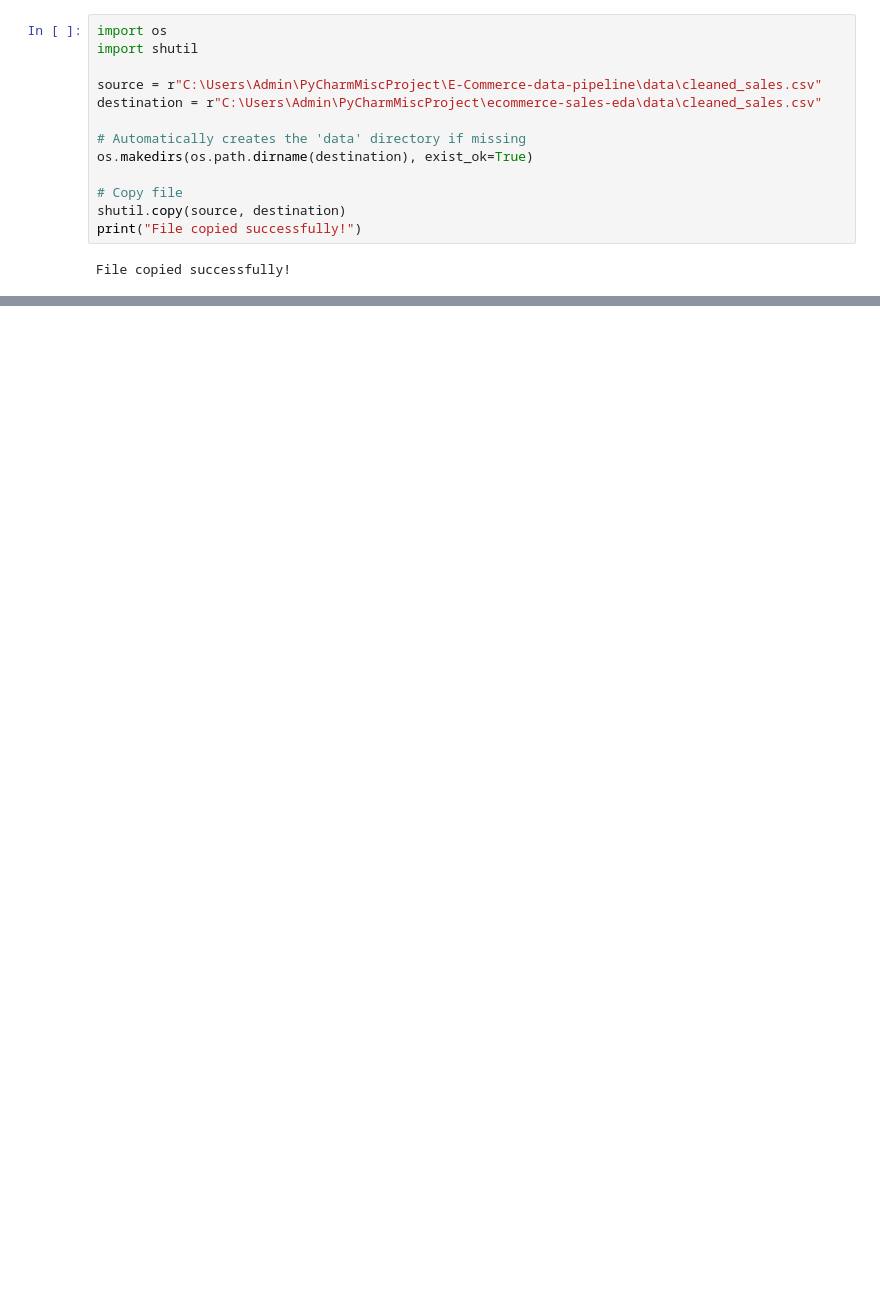
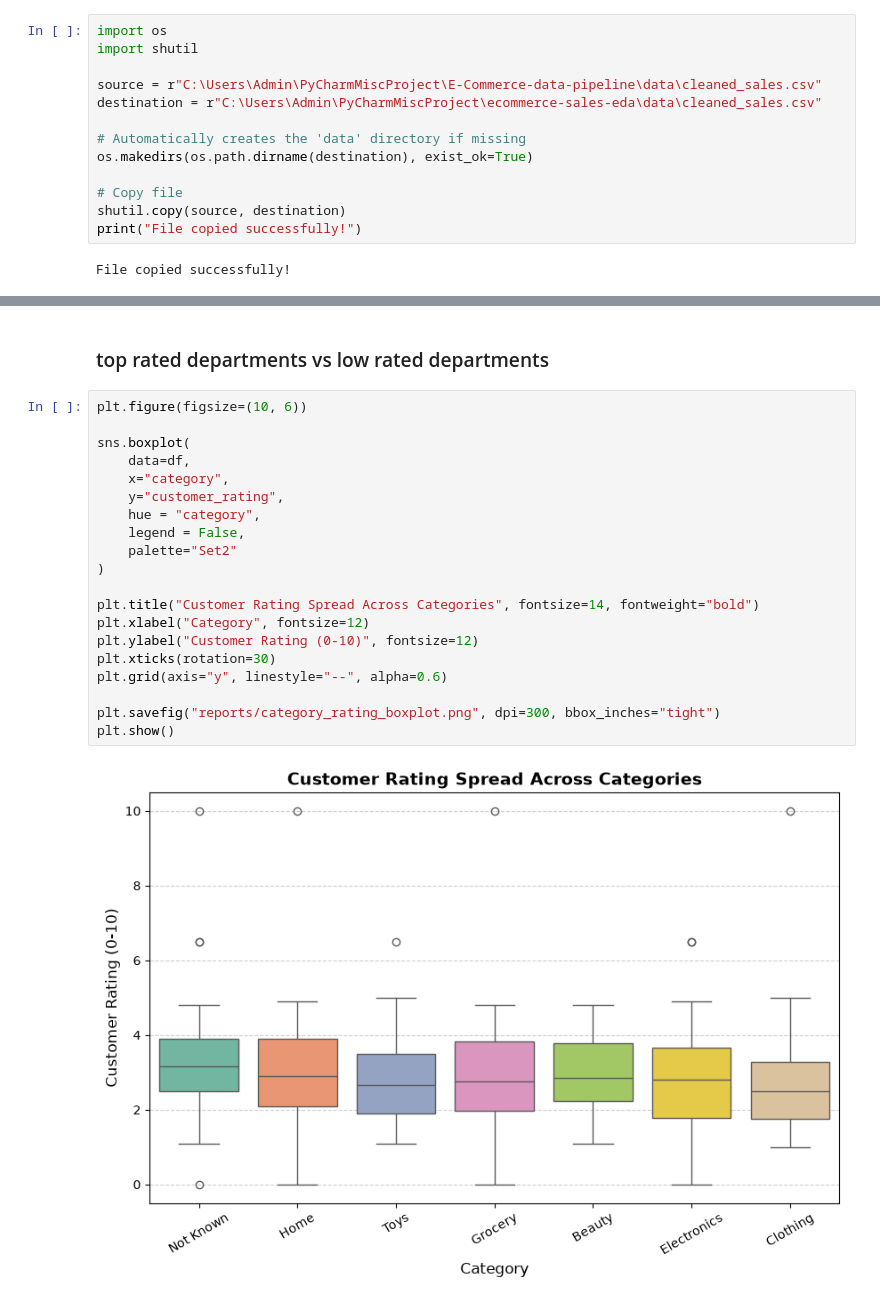
Before and after one commit to Ibrahim-katama/ecommerce-sales-eda, a Jupyter notebook: sales-analysis.ipynb, the cells around one changed output, grey strips where cells are left out. Cells and saved outputs as stored; diff of their text form; blank space fills up the shorter version.

```diff
--- a/sales-analysis.ipynb
+++ b/sales-analysis.ipynb
@@ -59,0 +185,24 @@ memory usage: 41.5 KB
+# %% [markdown]
+### top rated departments vs low rated departments
+# %%
+plt.figure(figsize=(10, 6))
+
+sns.boxplot(
+    data=df,
+    x="category",
+    y="customer_rating",
+    hue = "category",
+    legend = False,
+    palette="Set2"
+)
+
+plt.title("Customer Rating Spread Across Categories", fontsize=14, fontweight="bold")
+plt.xlabel("Category", fontsize=12)
+plt.ylabel("Customer Rating (0-10)", fontsize=12)
+plt.xticks(rotation=30)
+plt.grid(axis="y", linestyle="--", alpha=0.6)
+
+plt.savefig("reports/category_rating_boxplot.png", dpi=300, bbox_inches="tight")
+plt.show()
+# %% [output]
+[figure, added]
```
Also changed, not shown: parts of 18 cells of this notebook, 5 other files.
